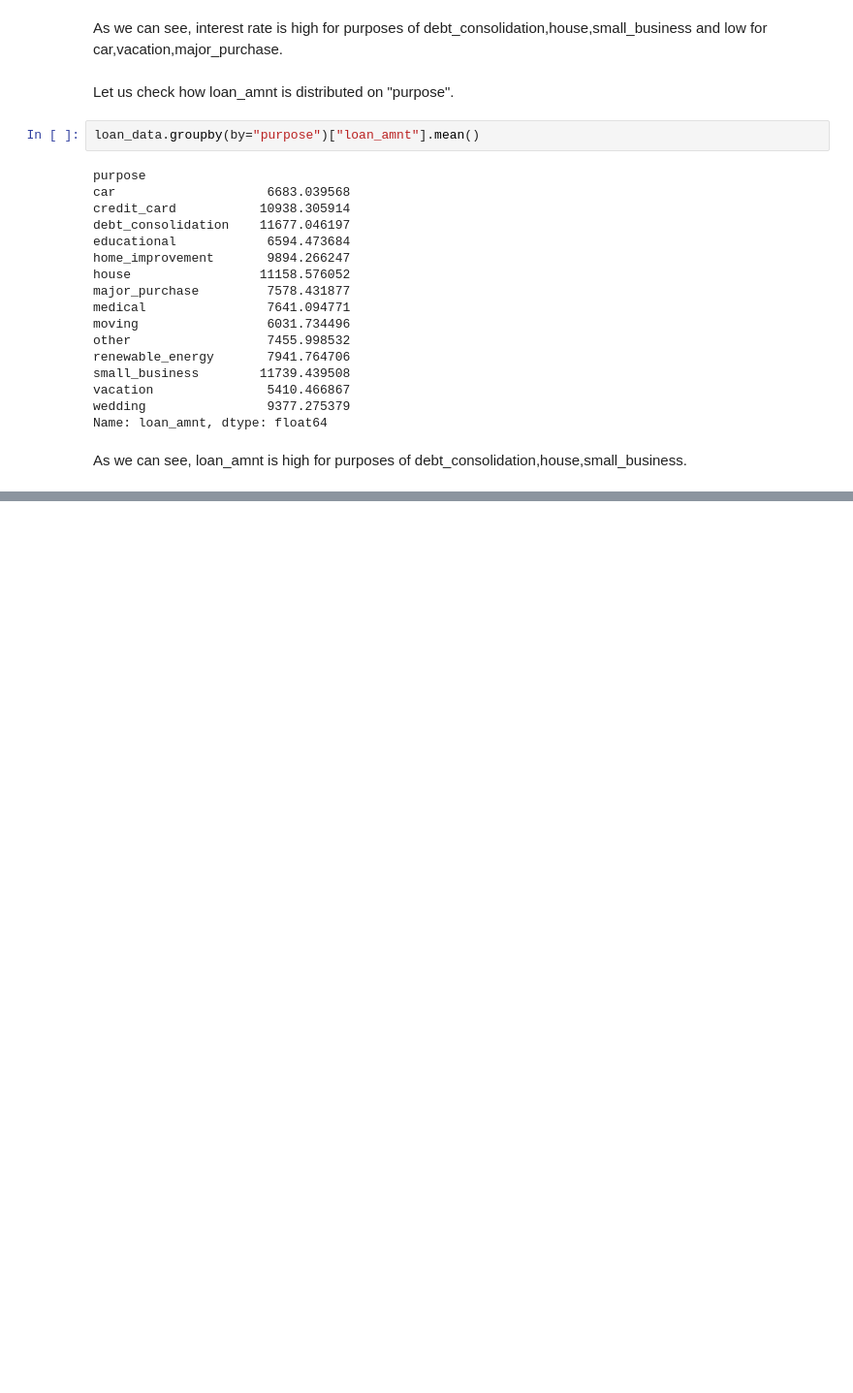
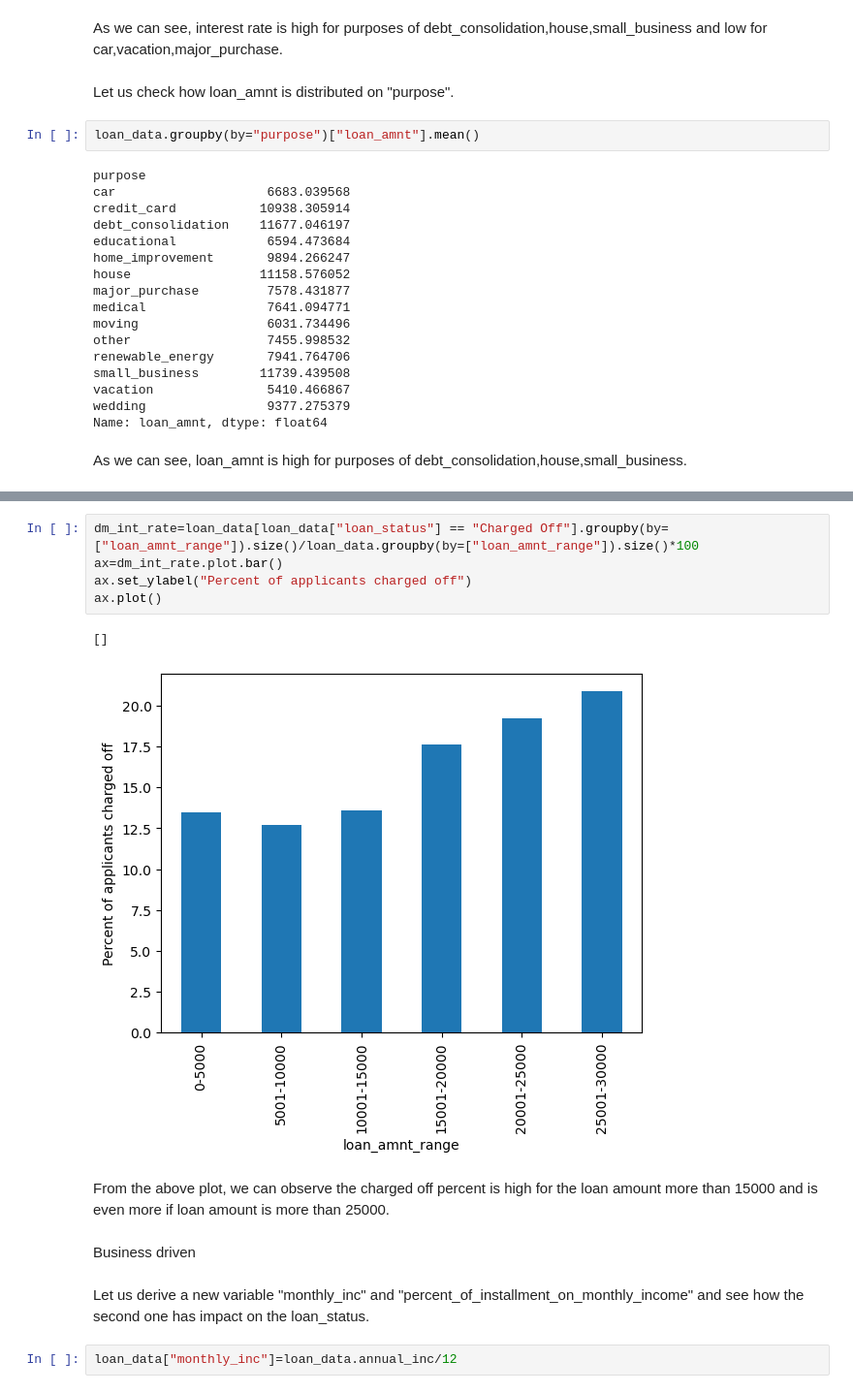
Before and after one commit to shivasaibondugula/LendingClub, a Jupyter notebook: shiva_sai_bondugula.ipynb, the cells around one changed output, grey strips where cells are left out. Shown at 97% size. Drawn from its saved outputs; the diff is of its cells as text; blank space fills up the shorter version.

Commit message:
Completed analysis using derived metrics

```diff
--- a/shiva_sai_bondugula.ipynb
+++ b/shiva_sai_bondugula.ipynb
@@ -913,0 +991,16 @@ loan_data.pivot_table(index="loan_status",columns="grade",values="loan_amnt")
+# %%
+dm_int_rate=loan_data[loan_data["loan_status"] == "Charged Off"].groupby(by=["loan_amnt_range"]).size()/loan_data.groupby(by=["loan_amnt_range"]).size()*100
+ax=dm_int_rate.plot.bar()
+ax.set_ylabel("Percent of applicants charged off")
+ax.plot()
+# %% [output]
+[]
+[figure, added]
+# %% [markdown]
+From the above plot, we can observe the charged off percent is high for the loan amount more than 15000 and is even more if loan amount is more than 25000.
+# %% [markdown]
+Business driven
+# %% [markdown]
+Let us derive a new variable "monthly_inc" and "percent_of_installment_on_monthly_income" and see how the second one has impact on the loan_status.
+# %%
+loan_data["monthly_inc"]=loan_data.annual_inc/12
```
Also changed, not shown: parts of 67 cells of this notebook.
